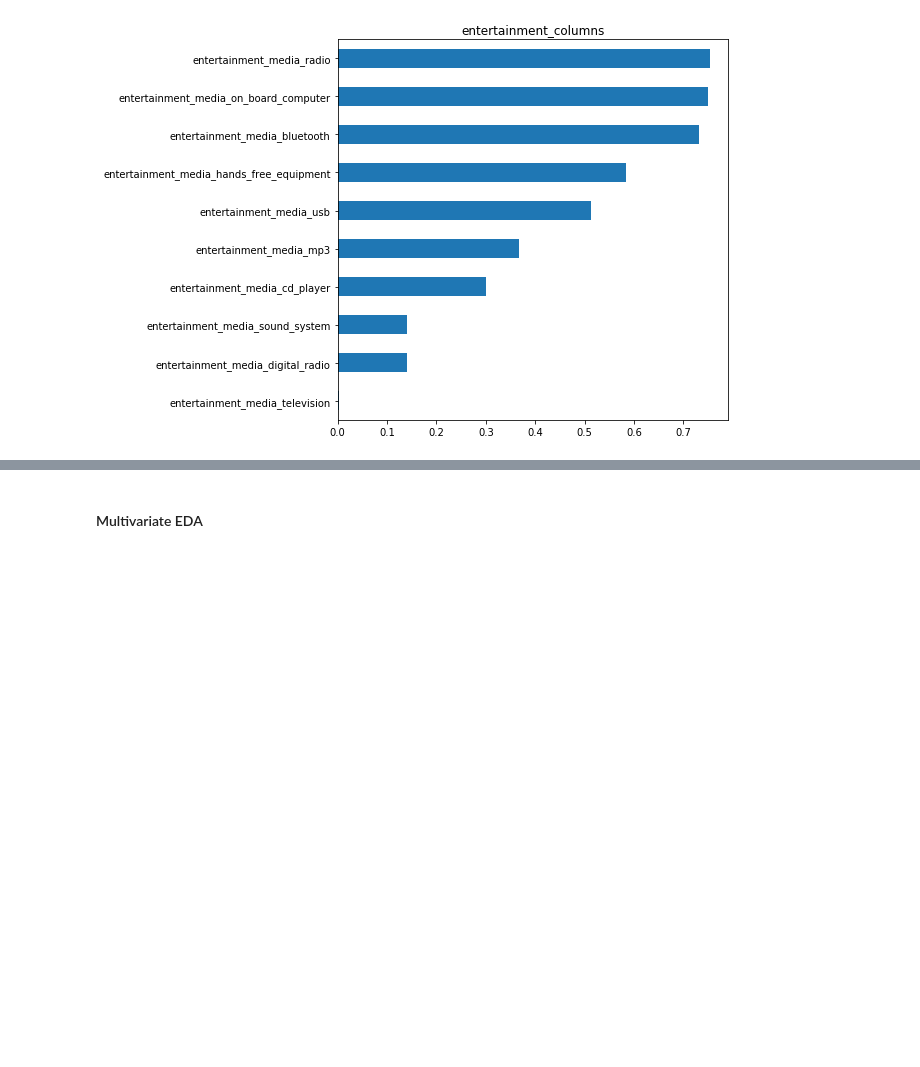
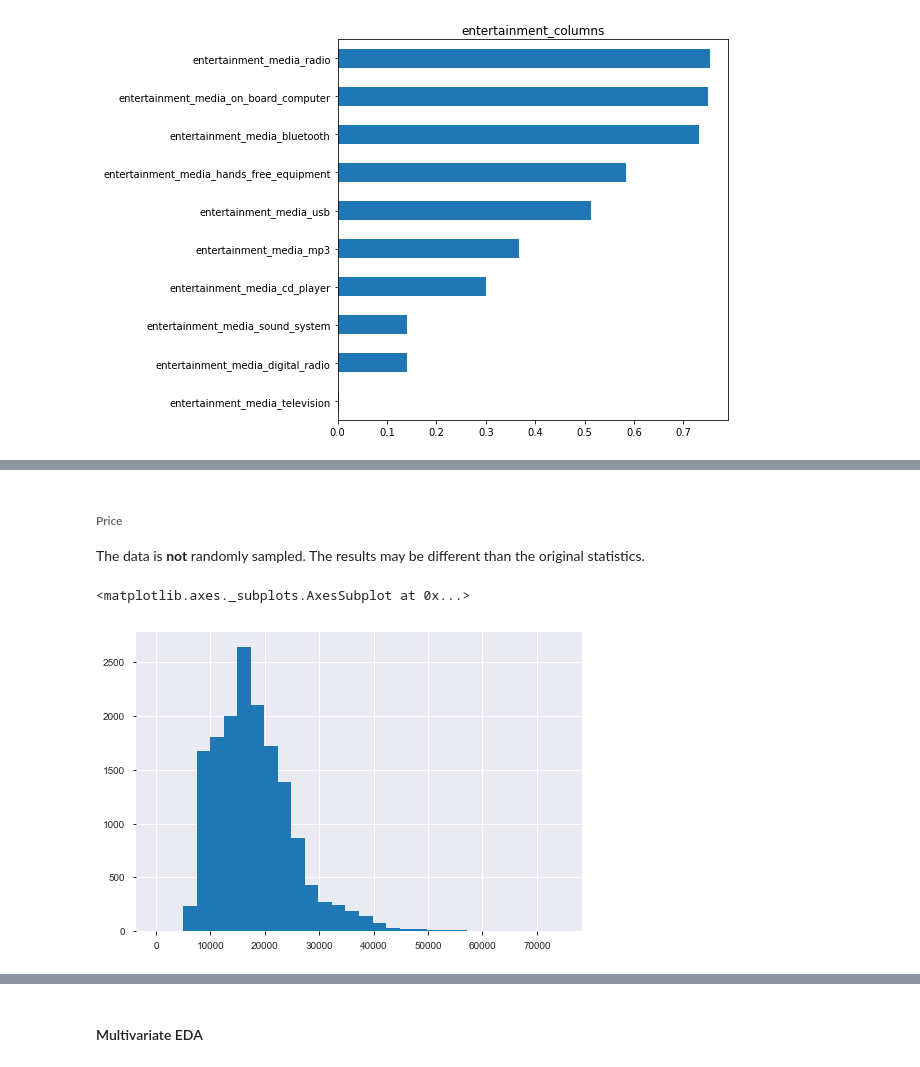
Before and after one commit to kaymal/price-prediction, a Jupyter notebook: trgt/EDA-t.ipynb, the cells around one changed output, grey strips where cells are left out. Cells and saved outputs as stored; diff of their text form; code cells hidden in the pictures; blank space fills up the shorter version.

```diff
--- a/trgt/EDA-t.ipynb
+++ b/trgt/EDA-t.ipynb
@@ -471,0 +471,9 @@ for i in dummy_prefixes:
+# %% [markdown]
+###### Price
+
+The data is **not** randomly sampled. The results may be different than the original statistics.
+# %%
+df.price.hist(bins=30)
+# %% [output]
+<matplotlib.axes._subplots.AxesSubplot at 0x...>
+[figure, added]
```
Also changed, not shown: parts of 19 cells of this notebook.
